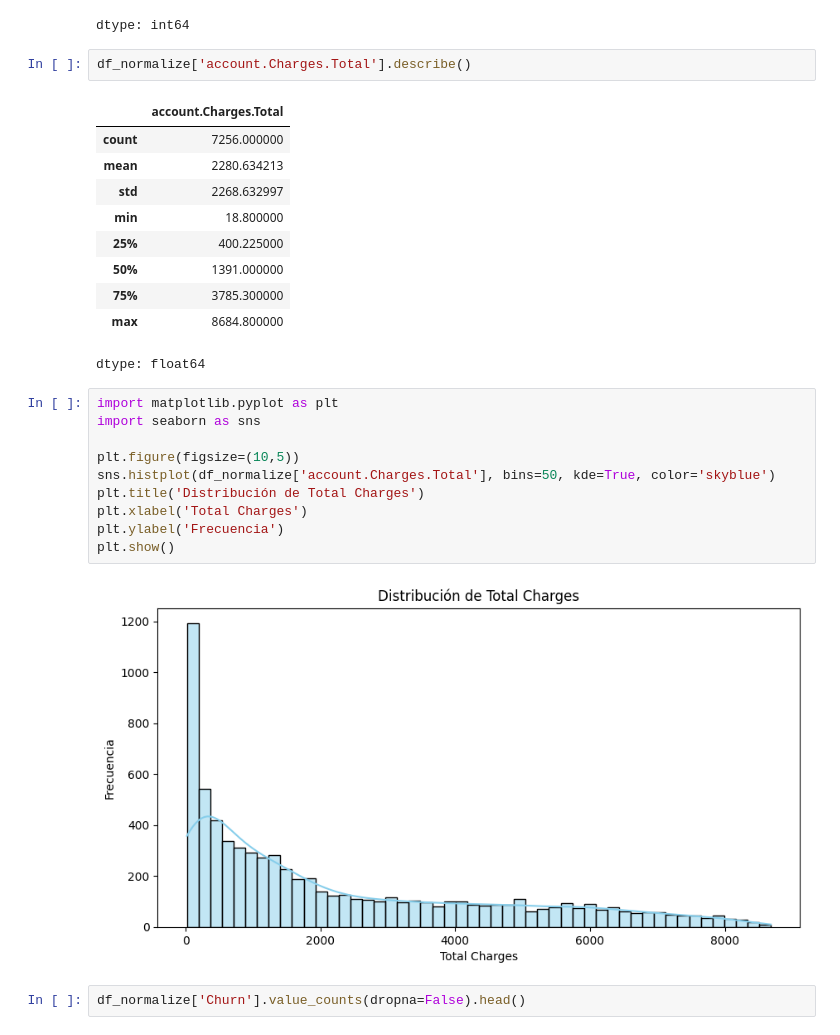
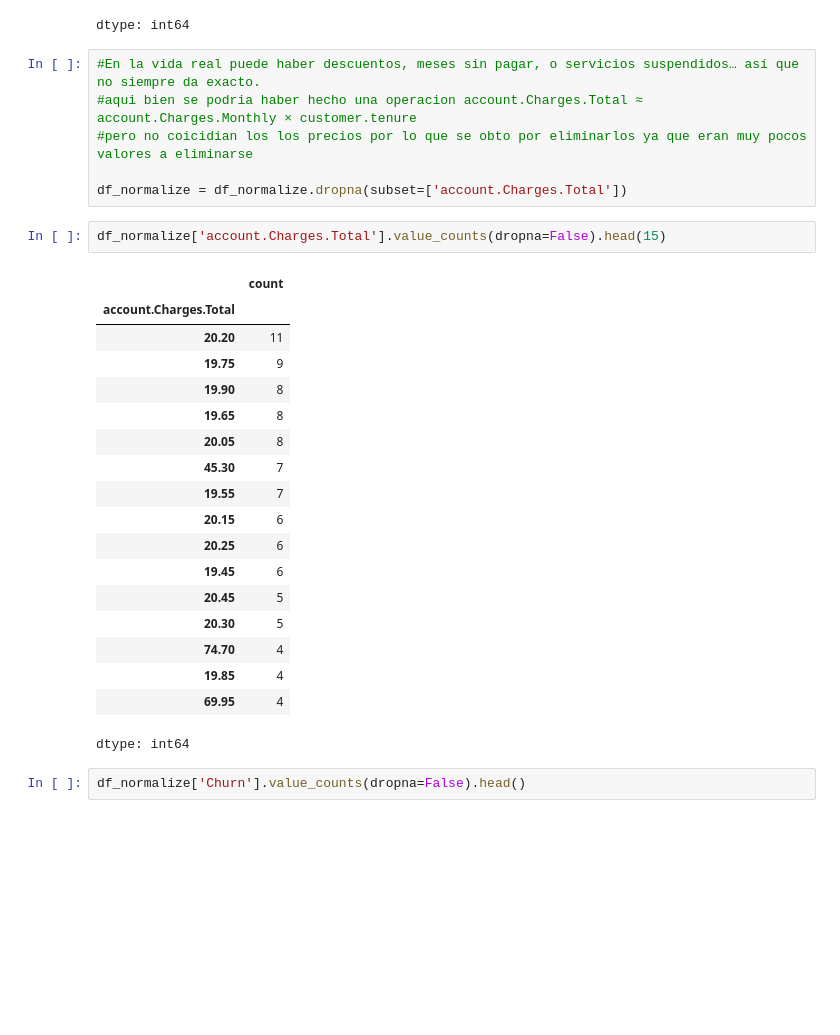
Before and after one commit to EnriqueRangel/Telecom_X, a Jupyter notebook: Challenge_Telecom_X.ipynb, the cells around one changed output. Cells and saved outputs as stored; diff of their text form; blank space fills up the shorter version.

```diff
--- a/Challenge_Telecom_X.ipynb
+++ b/Challenge_Telecom_X.ipynb
@@ -256,31 +256,33 @@ df_normalize['account.Charges.Total'].value_counts(dropna=False).head(15)
 | 19.85 | 5 |
 | 49.90 | 4 |
 dtype: int64
+# %%
+#En la vida real puede haber descuentos, meses sin pagar, o servicios suspendidos… así que no siempre da exacto.
+#aqui bien se podria haber hecho una operacion account.Charges.Total ≈ account.Charges.Monthly × customer.tenure
+#pero no coicidian los los precios por lo que se obto por eliminarlos ya que eran muy pocos valores a eliminarse
+
+df_normalize = df_normalize.dropna(subset=['account.Charges.Total'])
 # %%
-df_normalize['account.Charges.Total'].describe()
+df_normalize['account.Charges.Total'].value_counts(dropna=False).head(15)
 # %% [output]
-|  | account.Charges.Total |
-| count | 7256.000000 |
-| mean | 2280.634213 |
-| std | 2268.632997 |
-| min | 18.800000 |
-| 25% | 400.225000 |
-| 50% | 1391.000000 |
-| 75% | 3785.300000 |
-| max | 8684.800000 |
+|  | count |
+| account.Charges.Total |  |
+| 20.20 | 11 |
+| 19.75 | 9 |
+| 19.90 | 8 |
+| 19.65 | 8 |
+| 20.05 | 8 |
+| 45.30 | 7 |
+| 19.55 | 7 |
+| 20.15 | 6 |
+| 20.25 | 6 |
+| 19.45 | 6 |
+| 20.45 | 5 |
+| 20.30 | 5 |
+| 74.70 | 4 |
+| 19.85 | 4 |
+| 69.95 | 4 |
-dtype: float64
+dtype: int64
-# %%
-import matplotlib.pyplot as plt
-import seaborn as sns
-
-plt.figure(figsize=(10,5))
-sns.histplot(df_normalize['account.Charges.Total'], bins=50, kde=True, color='skyblue')
-plt.title('Distribución de Total Charges')
-plt.xlabel('Total Charges')
-plt.ylabel('Frecuencia')
-plt.show()
-# %% [output]
-[figure, removed]
 # %%
 df_normalize['Churn'].value_counts(dropna=False).head()
 # %% [output]
```
Also changed, not shown: parts of 7 cells of this notebook.
